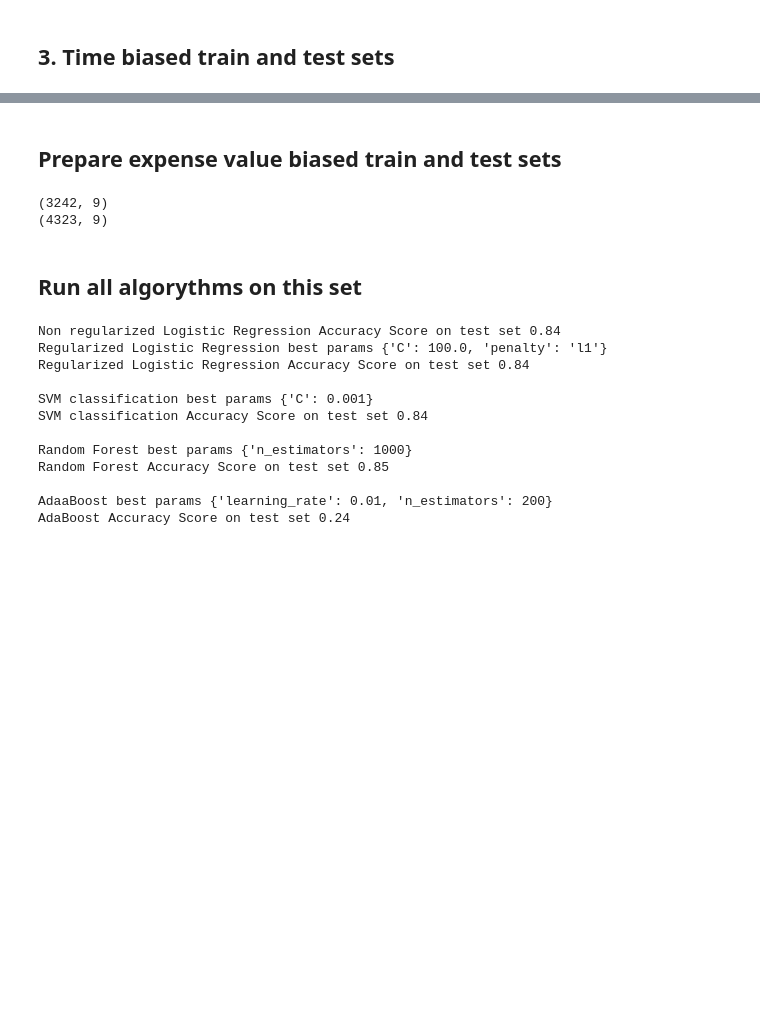
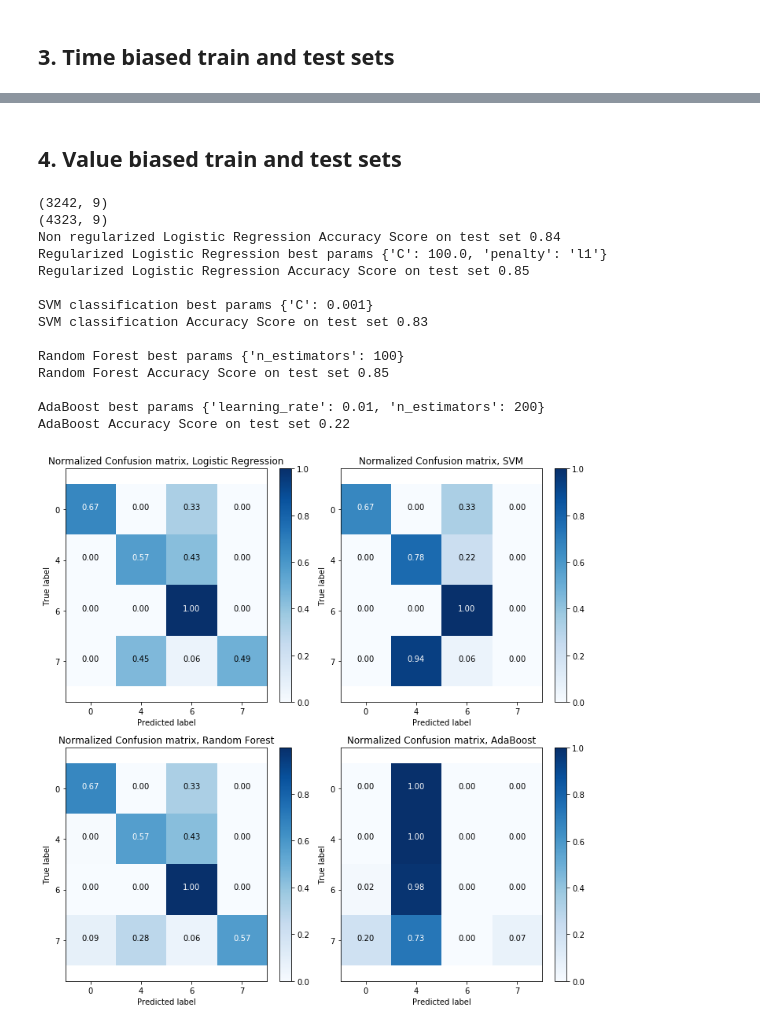
Before and after one commit to chmuths/projet_5, a Jupyter notebook: notebooks/Projet_5 Supervised clustering - 4 Methods-with imports.ipynb, the cells around one changed output, grey strips where cells are left out. Saved outputs shown, nothing was run; the diff lists cells and outputs as text; code cells hidden in the pictures; blank space fills up the shorter version.

```diff
--- a/notebooks/Projet_5 Supervised clustering - 4 Methods-with imports.ipynb
+++ b/notebooks/Projet_5 Supervised clustering - 4 Methods-with imports.ipynb
@@ -30,7 +35,7 @@ start = time.time()
 # %%
 # Load data into Pandas dataframe
 datafile = "datazon_customer_data.csv"
-full_path = os.path.join("data", datafile)
+full_path = os.path.join(my_data, datafile)
 df_customers = pd.read_csv(full_path)
 print(df_customers.shape)
 # %% [output]
@@ -268,50 +369,42 @@ AdaBoost Accuracy Score on test set 0.87
 # %% [markdown]
-## Prepare expense value biased train and test sets
+## 4. Value biased train and test sets
 # %%
 # Load data into Pandas dataframe
 datafile = "datazon_customer_data_4_train.csv"
-full_path = os.path.join("data", datafile)
+full_path = os.path.join(my_data, datafile)
 df_customers_train = pd.read_csv(full_path)
 print(df_customers_train.shape)
 
 # Load data into Pandas dataframe
 datafile = "datazon_customer_data_4_test.csv"
-full_path = os.path.join("data", datafile)
+full_path = os.path.join(my_data, datafile)
 df_customers_test = pd.read_csv(full_path)
 print(df_customers.shape)
 
 X_train = df_customers_train[['InvoiceNumberYear', 'LastInvoiceMonthNb',
                               'MeanLinesPerInvoice', 'MeanAmountPerInvoice',
                               'TotalAmountSpent']]
 y_train = df_customers_train['cluster_k']
 
 X_test = df_customers_test[['InvoiceNumberYear', 'LastInvoiceMonthNb',
                             'MeanLinesPerInvoice', 'MeanAmountPerInvoice',
                             'TotalAmountSpent']]
 y_test = df_customers_test['cluster_k']
+
+lr_res4, svm_res4, rfc_res4, ab_res4 = run_all_algos()
 # %% [output]
 (3242, 9)
 (4323, 9)
+Non regularized Logistic Regression Accuracy Score on test set 0.84
+Regularized Logistic Regression best params {'C': 100.0, 'penalty': 'l1'}
+Regularized Logistic Regression Accuracy Score on test set 0.85
+
+SVM classification best params {'C': 0.001}
+SVM classification Accuracy Score on test set 0.83
+
+Random Forest best params {'n_estimators': 100}
+Random Forest Accuracy Score on test set 0.85
+
+AdaBoost best params {'learning_rate': 0.01, 'n_estimators': 200}
+AdaBoost Accuracy Score on test set 0.22
+[figure, added]
-# %% [markdown]
-## Run all algorythms on this set
-# %%
-LogisticRegressionCl(X_train, X_test, y_train, y_test)
-print()
-SVMCl(X_train, X_test, y_train, y_test)
-print()
-RandomForestCl(X_train, X_test, y_train, y_test)
-print()
-AdaBoostCl(X_train, X_test, y_train, y_test)
-# %% [output]
-Non regularized Logistic Regression Accuracy Score on test set 0.84
-Regularized Logistic Regression best params {'C': 100.0, 'penalty': 'l1'}
-Regularized Logistic Regression Accuracy Score on test set 0.84
-
-SVM classification best params {'C': 0.001}
-SVM classification Accuracy Score on test set 0.84
-
-Random Forest best params {'n_estimators': 1000}
-Random Forest Accuracy Score on test set 0.85
-
-AdaaBoost best params {'learning_rate': 0.01, 'n_estimators': 200}
-AdaBoost Accuracy Score on test set 0.24
```
Also changed, not shown: parts of 19 cells of this notebook, 7 other files.
